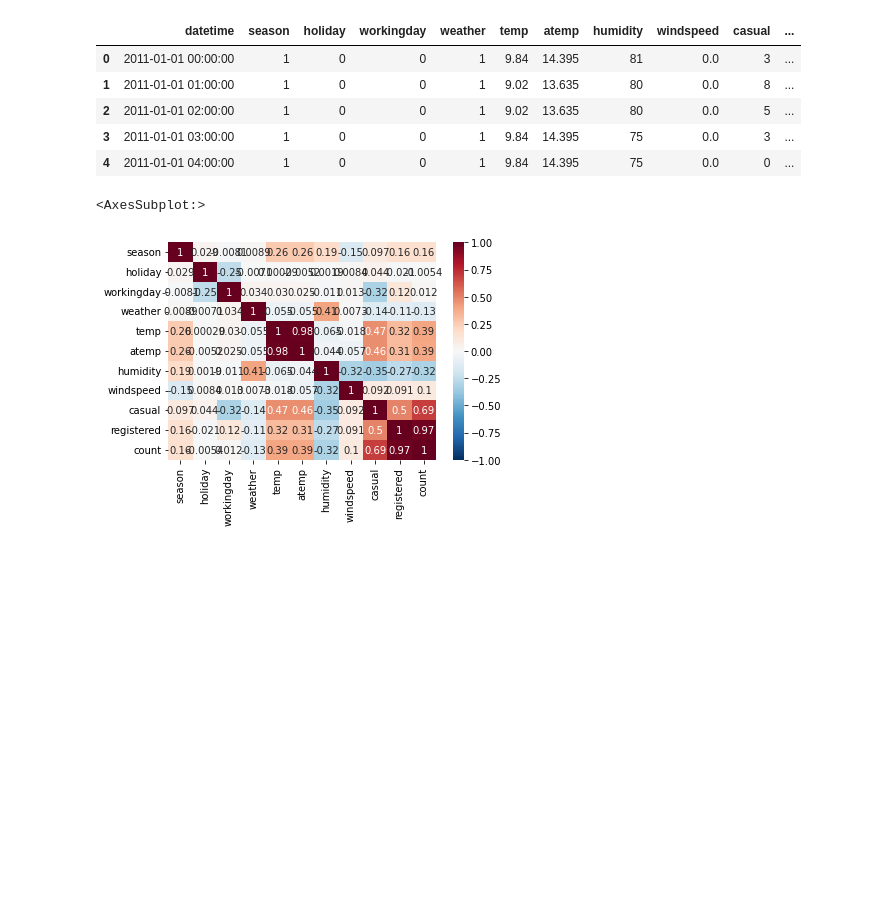
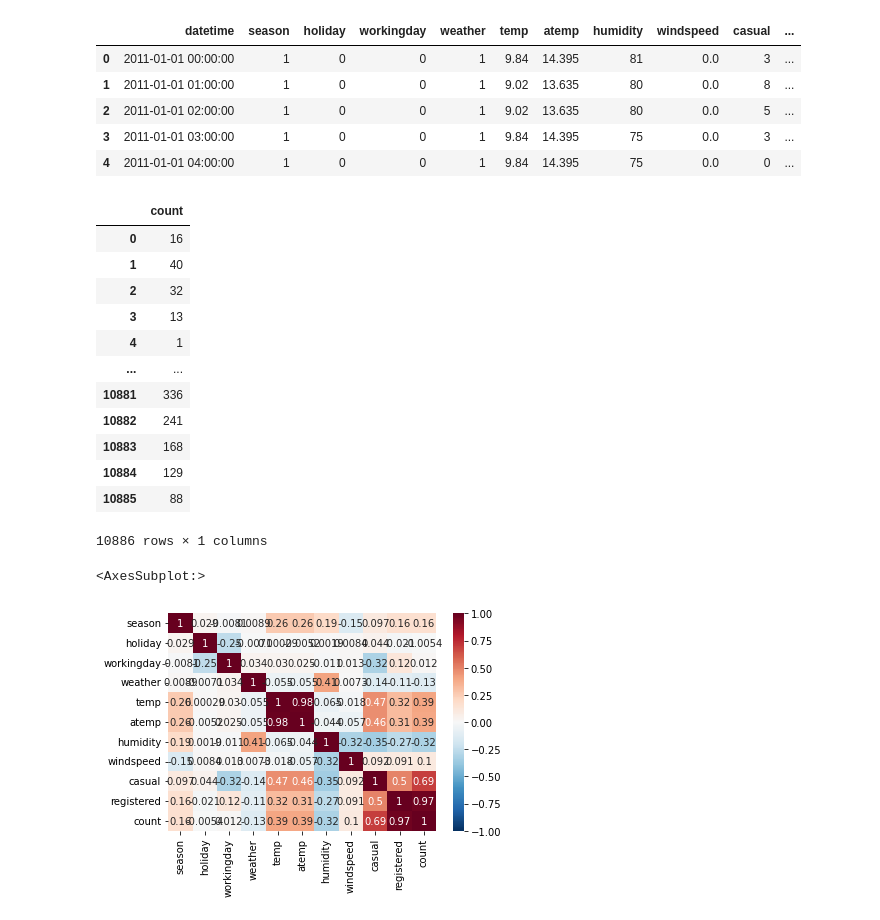
Before and after one commit to adasirotkina/mle_lab1, a Jupyter notebook: Untitled.ipynb, the cells around one changed output. Cells and saved outputs as stored; diff of their text form; code cells hidden in the pictures; blank space fills up the shorter version.

```diff
--- a/Untitled.ipynb
+++ b/Untitled.ipynb
@@ -17,6 +17,22 @@ data.head()
 | 2 | 2011-01-01 02:00:00 | 1 | 0 | 0 | 1 | 9.02 | 13.635 | 80 | 0.0 | 5 | ... |
 | 3 | 2011-01-01 03:00:00 | 1 | 0 | 0 | 1 | 9.84 | 14.395 | 75 | 0.0 | 3 | ... |
 | 4 | 2011-01-01 04:00:00 | 1 | 0 | 0 | 1 | 9.84 | 14.395 | 75 | 0.0 | 0 | ... |
+# %%
+data.iloc[:, 11:]
+# %% [output]
+|  | count |
+| 0 | 16 |
+| 1 | 40 |
+| 2 | 32 |
+| 3 | 13 |
+| 4 | 1 |
+| ... | ... |
+| 10881 | 336 |
+| 10882 | 241 |
+| 10883 | 168 |
+| 10884 | 129 |
+| 10885 | 88 |
+10886 rows × 1 columns
 # %%
 sns.heatmap(data.corr(), vmin = -1, vmax = 1, cmap = 'RdBu_r', annot = True)
 # %% [output]
```
Also changed, not shown: parts of 6 cells of this notebook, 12 other files.
